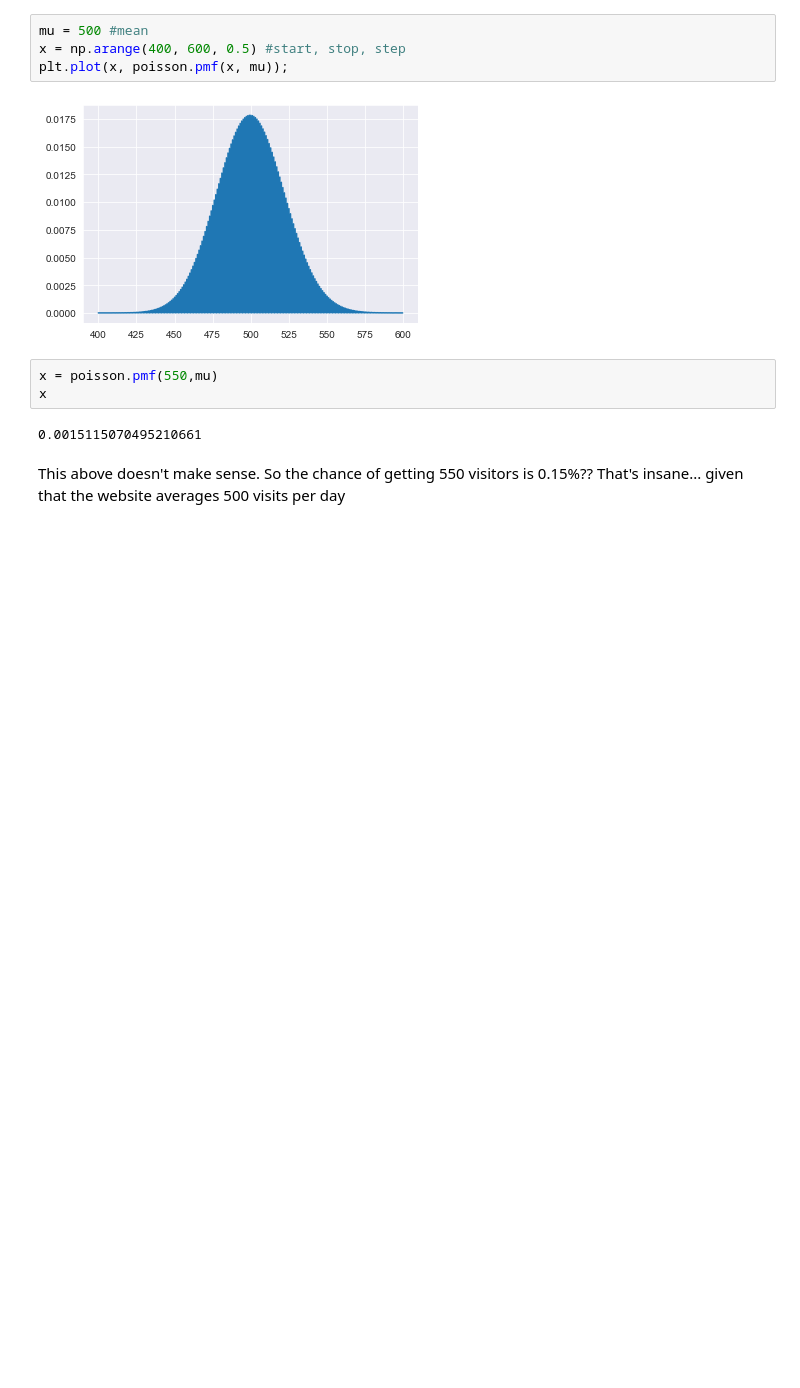
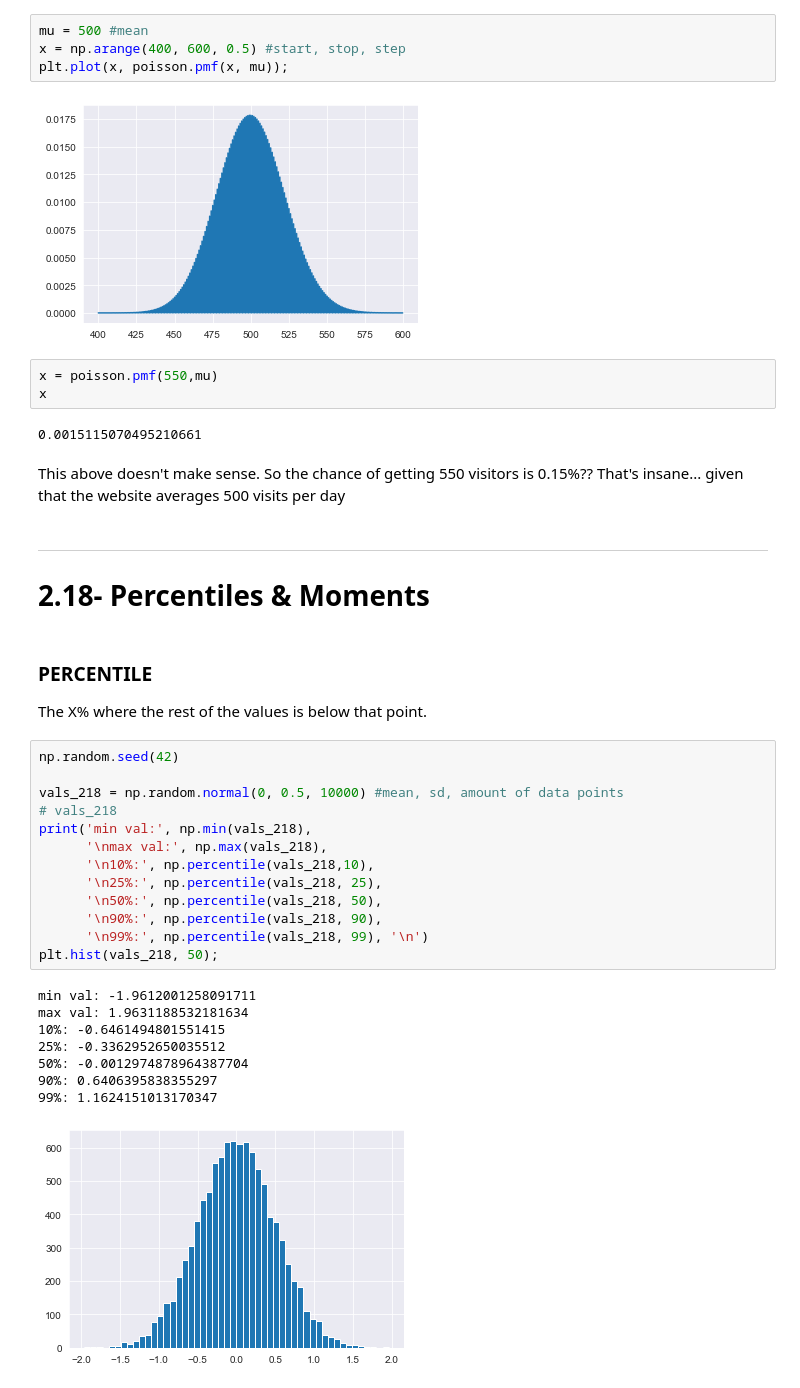
Before and after one commit to Ozxahmed/ML_DS_DL_Udemy_Course, a Jupyter notebook: s2_statistics_probability_refresher.ipynb, the cells around one changed output. Drawn from its saved outputs; the diff is of its cells as text; blank space fills up the shorter version.

```diff
--- a/s2_statistics_probability_refresher.ipynb
+++ b/s2_statistics_probability_refresher.ipynb
@@ -234,3 +234,32 @@ x
 0.0015115070495210661
 # %% [markdown]
 This above doesn't make sense. So the chance of getting 550 visitors is 0.15%?? That's insane... given that the website averages 500 visits per day
+# %% [markdown]
+---
+# 2.18- Percentiles & Moments
+# %% [markdown]
+### PERCENTILE
+
+The X% where the rest of the values is below that point.
+# %%
+np.random.seed(42)
+
+vals_218 = np.random.normal(0, 0.5, 10000) #mean, sd, amount of data points
+# vals_218
+print('min val:', np.min(vals_218),
+      '\nmax val:', np.max(vals_218),
+      '\n10%:', np.percentile(vals_218,10),
+      '\n25%:', np.percentile(vals_218, 25),
+      '\n50%:', np.percentile(vals_218, 50),
+      '\n90%:', np.percentile(vals_218, 90),
+      '\n99%:', np.percentile(vals_218, 99), '\n')
+plt.hist(vals_218, 50);
+# %% [output]
+min val: -1.9612001258091711
+max val: 1.9631188532181634
+10%: -0.6461494801551415
+25%: -0.3362952650035512
+50%: -0.0012974878964387704
+90%: 0.6406395838355297
+99%: 1.1624151013170347
+[figure, added]
```
Also changed, not shown: parts of 16 cells of this notebook.
